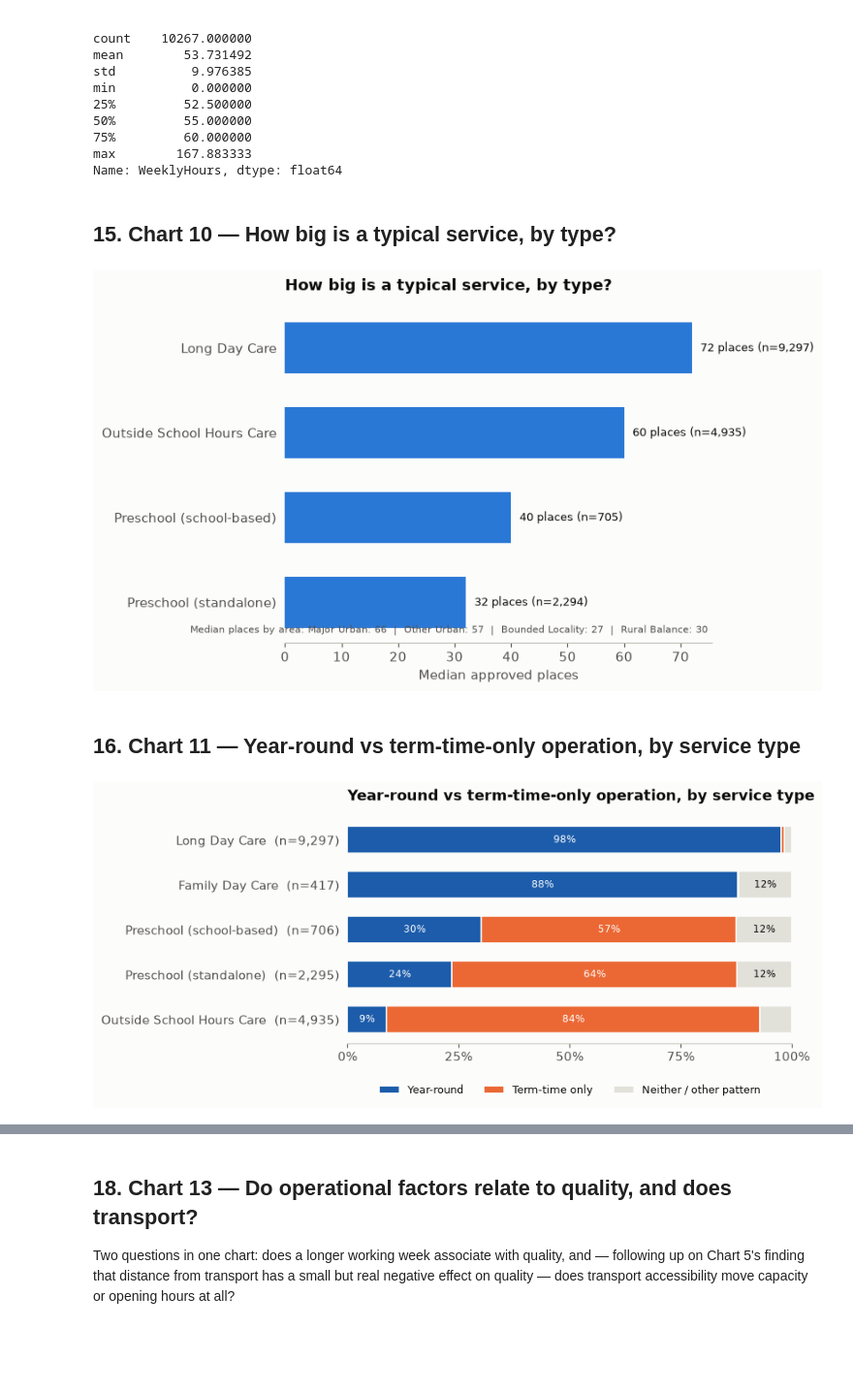
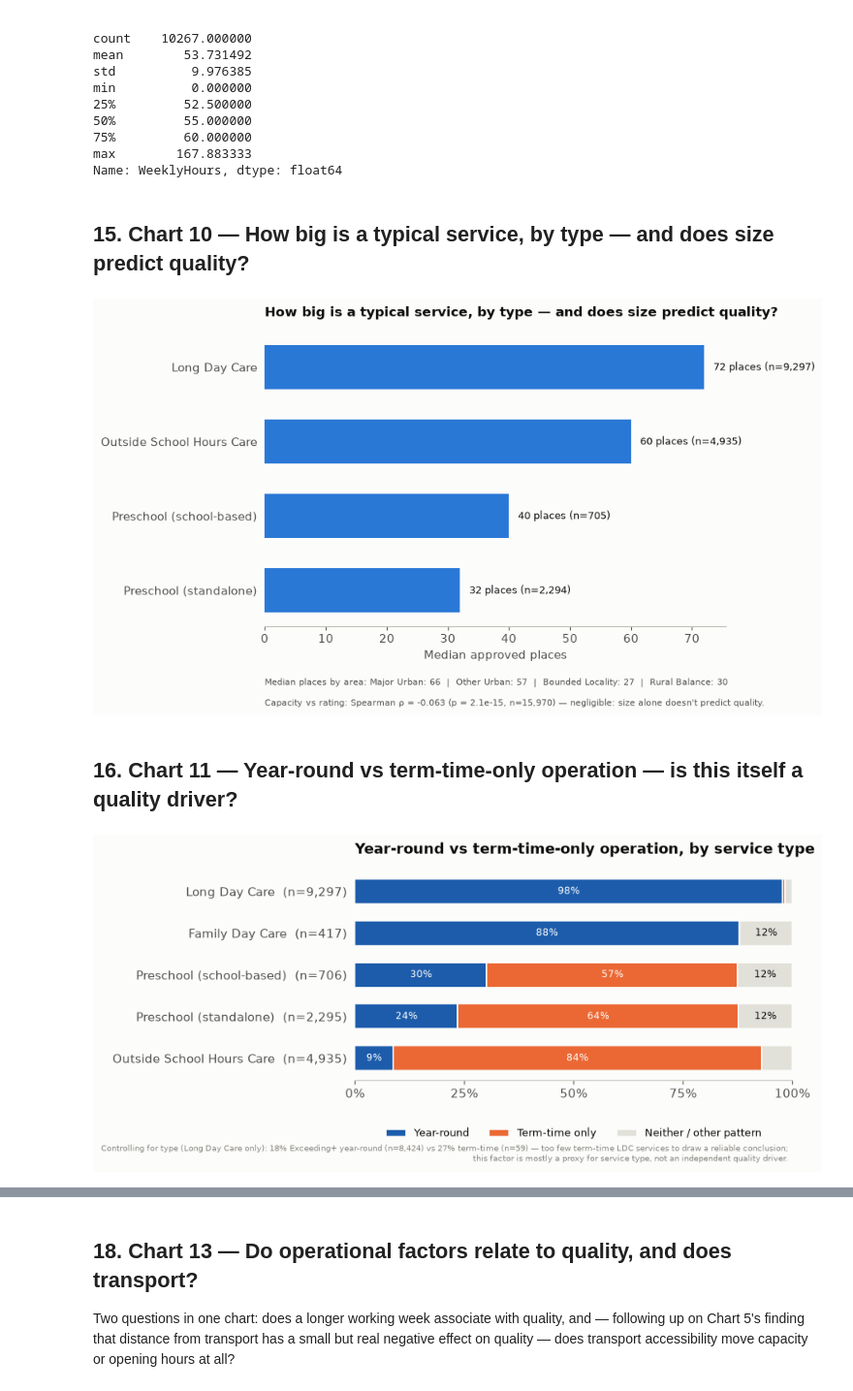
Before and after one commit to martvanhoorn2003-svg/Mart, a Jupyter notebook: ACECQA_Service_Quality_Analysis.ipynb, the cells around one changed output, grey strips where cells are left out. Shown at 97% size. Cells and saved outputs as stored; diff of their text form; code cells hidden in the pictures; blank space fills up the shorter version.

```diff
--- a/ACECQA_Service_Quality_Analysis.ipynb
+++ b/ACECQA_Service_Quality_Analysis.ipynb
@@ -768,7 +768,7 @@ max        167.883333
 Name: WeeklyHours, dtype: float64
 # %% [markdown]
 
-## 15. Chart 10 — How big is a typical service, by type?
+## 15. Chart 10 — How big is a typical service, by type — and does size predict quality?
 # %%
 
 # Family Day Care excluded: capacity is recorded per individually-registered
@@ -779,61 +779,91 @@ med10 = d10.groupby("PrimaryServiceType")["NumberOfApprovedPlaces"].median().sor
 counts10 = d10["PrimaryServiceType"].value_counts()
 sos_places = df.groupby("SOS_Category")["NumberOfApprovedPlaces"].median()
 
-fig, ax = plt.subplots(figsize=(8.5, 5))
+# Does size itself predict quality, independent of type or location?
+rated10 = df[df["OverallRating"].notna()].dropna(subset=["NumberOfApprovedPlaces"]).copy()
+rated10["OverallRating"] = rated10["OverallRating"].astype(str)
+rated10 = rated10[rated10["OverallRating"] != NOT_YET_ASSESSED]
+rated10["rating_code"] = rated10["OverallRating"].map({v: i for i, v in enumerate(RATING_ORDER_SUBSTANTIVE)})
+rho_cap_quality, p_cap_quality = stats.spearmanr(rated10["NumberOfApprovedPlaces"], rated10["rating_code"])
+
+fig, ax = plt.subplots(figsize=(9.5, 6.3))
 bars = ax.barh(med10.index, med10.values, color=CAT["blue"], height=0.6)
 for bar, name in zip(bars, med10.index):
     ax.text(bar.get_width() + 1.5, bar.get_y() + bar.get_height() / 2, f"{bar.get_width():.0f} places (n={counts10[name]:,})", va="center", fontsize=9)
 ax.invert_yaxis()
 ax.set_xlabel("Median approved places")
-ax.set_title("How big is a typical service, by type?", fontsize=13, fontweight="bold", color=INK_PRIMARY, loc="left", pad=14)
+ax.set_title("How big is a typical service, by type — and does size predict quality?", fontsize=12.5, fontweight="bold", color=INK_PRIMARY, loc="left", pad=14)
 sos_line = "  |  ".join(f"{cat}: {sos_places[cat]:.0f}" for cat in SOS_ORDER)
-ax.text(0.99, 0.03, f"Median places by area: {sos_line}",
-        transform=ax.transAxes, ha="right", fontsize=8, color=INK_SECONDARY)
+ax.text(0.0, -0.20, f"Median places by area: {sos_line}", transform=ax.transAxes, ha="left", fontsize=8, color=INK_SECONDARY)
+ax.text(0.0, -0.27,
+        f"Capacity vs rating: Spearman ρ = {rho_cap_quality:.3f} (p = {p_cap_quality:.2g}, n={len(rated10):,}) "
+        "— negligible: size alone doesn't predict quality.",
+        transform=ax.transAxes, ha="left", fontsize=8, color=INK_SECONDARY)
 for spine in ["top", "right", "left"]:
     ax.spines[spine].set_visible(False)
 ax.tick_params(left=False)
-fig.tight_layout()
+fig.tight_layout(rect=[0, 0.08, 1, 1])
 fig.savefig(FIG_DIR / "10_capacity_by_type.png", dpi=200)
 plt.show()
 
 for cat in SOS_ORDER:
     summary[f"median_places_{cat.lower().replace(' ', '_')}"] = round(float(sos_places[cat]), 1)
+summary["capacity_quality_spearman_rho"] = round(float(rho_cap_quality), 4)
+summary["capacity_quality_spearman_p"] = float(p_cap_quality)
 # %% [output]
-[figure, old version]
+[figure, new version]
 # %% [markdown]
 
-## 16. Chart 11 — Year-round vs term-time-only operation, by service type
+## 16. Chart 11 — Year-round vs term-time-only operation — is this itself a quality driver?
 # %%
 
 d11 = df[df["PrimaryServiceType"] != "Other"]
 ct11 = pd.crosstab(d11["PrimaryServiceType"], d11["OperatingPattern"], normalize="index")
 order11 = ["Year-round", "Term-time only", "Neither / other pattern"]
 ct11 = ct11.reindex(columns=order11, fill_value=0).sort_values("Year-round", ascending=False)
 counts11 = d11["PrimaryServiceType"].value_counts()
 ct11.index = [f"{i}  (n={counts11[i]:,})" for i in ct11.index]
 
+# Controlling for type (Long Day Care only - the one type with enough
+# services in both patterns to compare): is operating pattern itself a
+# quality driver, or just a proxy for service type?
+ldc11 = df[(df["PrimaryServiceType"] == "Long Day Care") & df["OverallRating"].notna()].copy()
+ldc11["OverallRating"] = ldc11["OverallRating"].astype(str)
+ldc11 = ldc11[ldc11["OverallRating"] != NOT_YET_ASSESSED]
+ldc_exceeding11 = ldc11.groupby("OperatingPattern")["OverallRating"].apply(lambda s: s.isin(["Exceeding NQS", "Excellent"]).mean())
+ldc_counts11 = ldc11["OperatingPattern"].value_counts()
+
 colors11 = {"Year-round": SEQ_BLUE[5], "Term-time only": CAT["orange"], "Neither / other pattern": GRIDLINE}
-fig, ax = plt.subplots(figsize=(9, 4.2))
+fig, ax = plt.subplots(figsize=(9, 4.6))
 left = np.zeros(len(ct11)); y = np.arange(len(ct11))
 for cat in order11:
     vals = ct11[cat].to_numpy()
     ax.barh(y, vals, left=left, height=0.6, color=colors11[cat], edgecolor=SURFACE, linewidth=1.2, label=cat)
     for i, v in enumerate(vals):
         if v >= 0.08:
             ax.text(left[i] + v / 2, y[i], f"{v:.0%}", ha="center", va="center", fontsize=8.5, color="white" if cat != "Neither / other pattern" else INK_PRIMARY)
     left += vals
 ax.set_yticks(y); ax.set_yticklabels(ct11.index)
 ax.set_xlim(0, 1); ax.set_xticks([0, .25, .5, .75, 1.0]); ax.set_xticklabels(["0%", "25%", "50%", "75%", "100%"])
 ax.invert_yaxis()
 for spine in ["top", "right", "left"]:
     ax.spines[spine].set_visible(False)
 ax.tick_params(left=False)
 ax.set_title("Year-round vs term-time-only operation, by service type", fontsize=13, fontweight="bold", color=INK_PRIMARY, loc="left", pad=14)
-ax.legend(loc="upper center", bbox_to_anchor=(0.5, -0.14), ncol=3, frameon=False, fontsize=9)
+ax.legend(loc="upper center", bbox_to_anchor=(0.5, -0.18), ncol=3, frameon=False, fontsize=9)
+ax.text(0.99, -0.30,
+        f"Controlling for type (Long Day Care only): {ldc_exceeding11.get('Year-round', float('nan')):.0%} Exceeding+ year-round "
+        f"(n={ldc_counts11.get('Year-round', 0):,}) vs {ldc_exceeding11.get('Term-time only', float('nan')):.0%} term-time "
+        f"(n={ldc_counts11.get('Term-time only', 0):,}) — too few term-time LDC services to draw a reliable conclusion; "
+        "this factor is mostly a proxy for service type, not an independent quality driver.",
+        transform=ax.transAxes, ha="right", va="top", fontsize=7.5, color=INK_MUTED, wrap=True)
 fig.tight_layout()
 fig.savefig(FIG_DIR / "11_operating_pattern_by_type.png", dpi=200)
 plt.show()
+
+summary["ldc_yearround_exceeding_pct"] = round(float(ldc_exceeding11.get("Year-round", float("nan"))) * 100, 1)
+summary["ldc_termtime_exceeding_pct"] = round(float(ldc_exceeding11.get("Term-time only", float("nan"))) * 100, 1)
 # %% [output]
-[figure, old version]
+[figure, new version]
 # %% [markdown]
 
```
Also changed, not shown: parts of 4 cells of this notebook, 8 other files.
